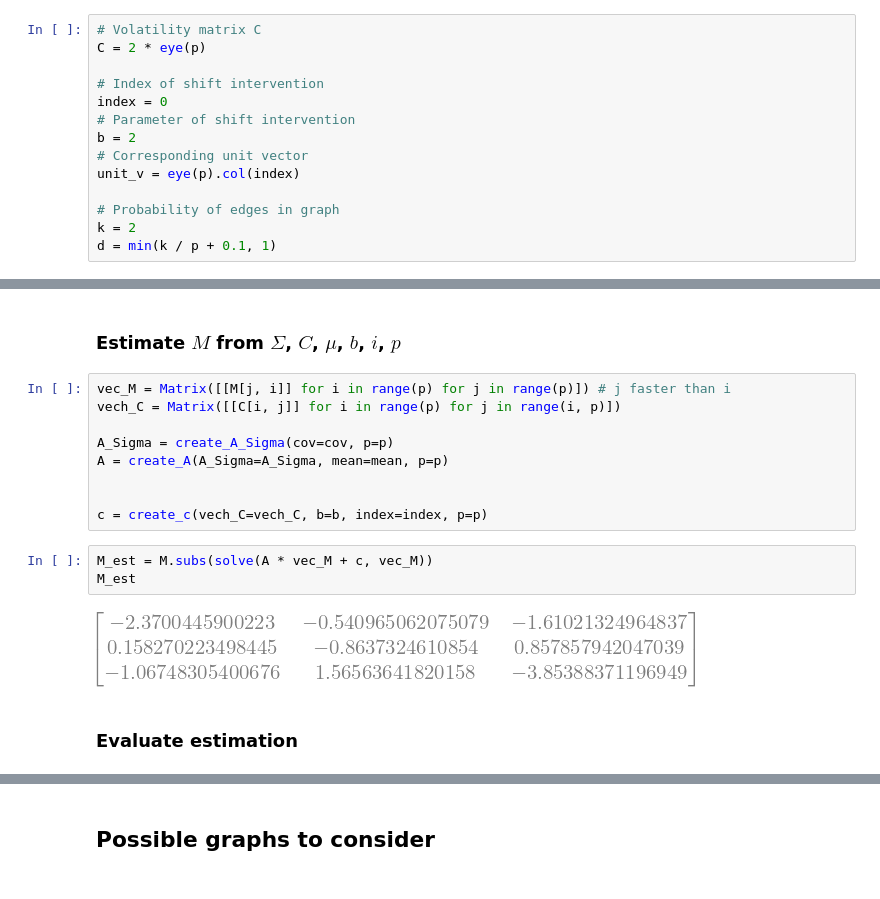
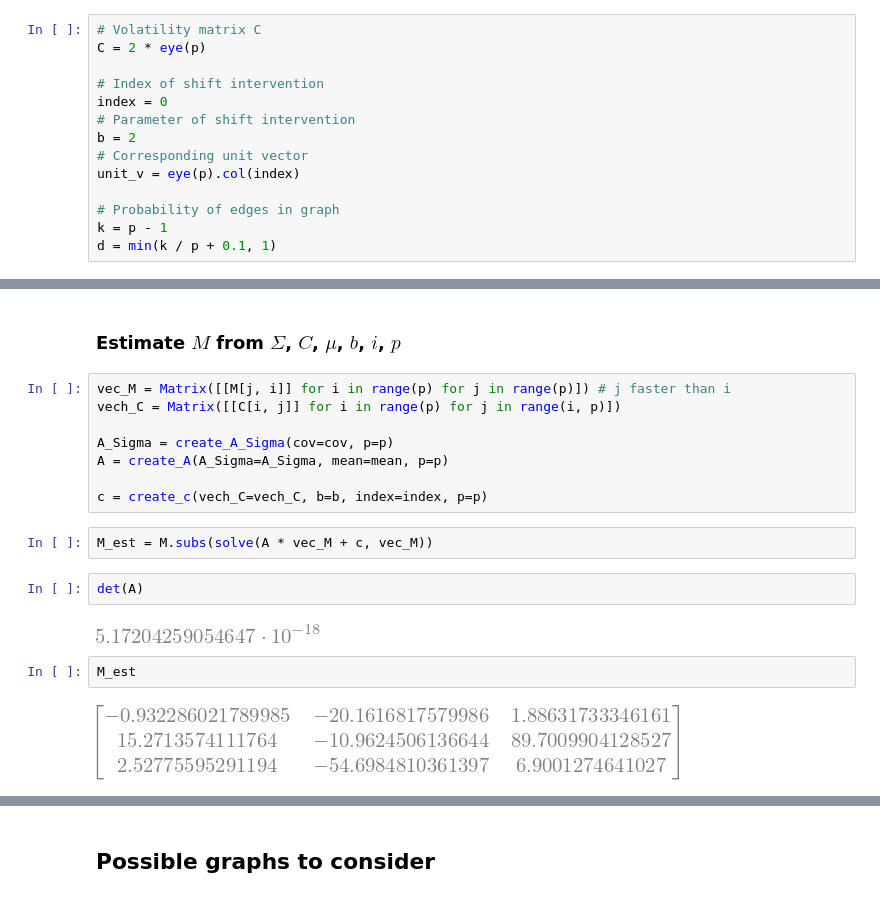
Before and after one commit to eva-resch/tum_masterthesis, a Jupyter notebook: example_gen.ipynb, the cells around one changed output, grey strips where cells are left out. Cells and saved outputs as stored; diff of their text form.

```diff
--- a/example_gen.ipynb
+++ b/example_gen.ipynb
@@ -101,7 +93,7 @@ b = 2
 unit_v = eye(p).col(index)
 
 # Probability of edges in graph
-k = 2
+k = p - 1
 d = min(k / p + 0.1, 1)
 # %% [markdown]
 Dependent on $p$
@@ -146,12 +137,14 @@ vech_C = Matrix([[C[i, j]] for i in range(p) for j in range(i, p)])
 A_Sigma = create_A_Sigma(cov=cov, p=p)
 A = create_A(A_Sigma=A_Sigma, mean=mean, p=p)
 
-
 c = create_c(vech_C=vech_C, b=b, index=index, p=p)
 # %%
 M_est = M.subs(solve(A * vec_M + c, vec_M))
-M_est
-# %% [output]
-[figure, removed]
-# %% [markdown]
-### Evaluate estimation
+# %%
+det(A)
+# %% [output]
+[figure, added]
+# %%
+M_est
+# %% [output]
+[figure, added]
```
Also changed, not shown: parts of 10 cells of this notebook, 3 other files.
